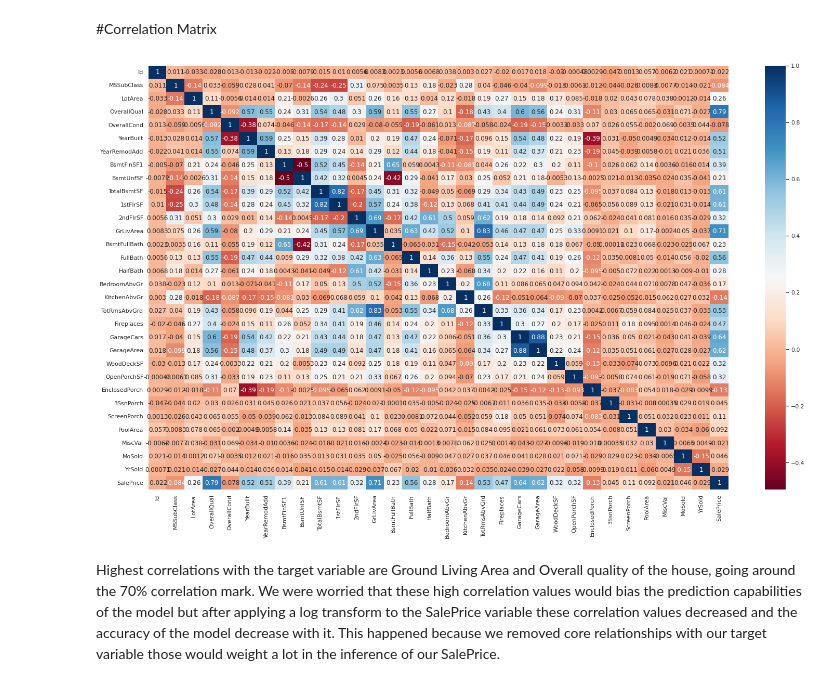
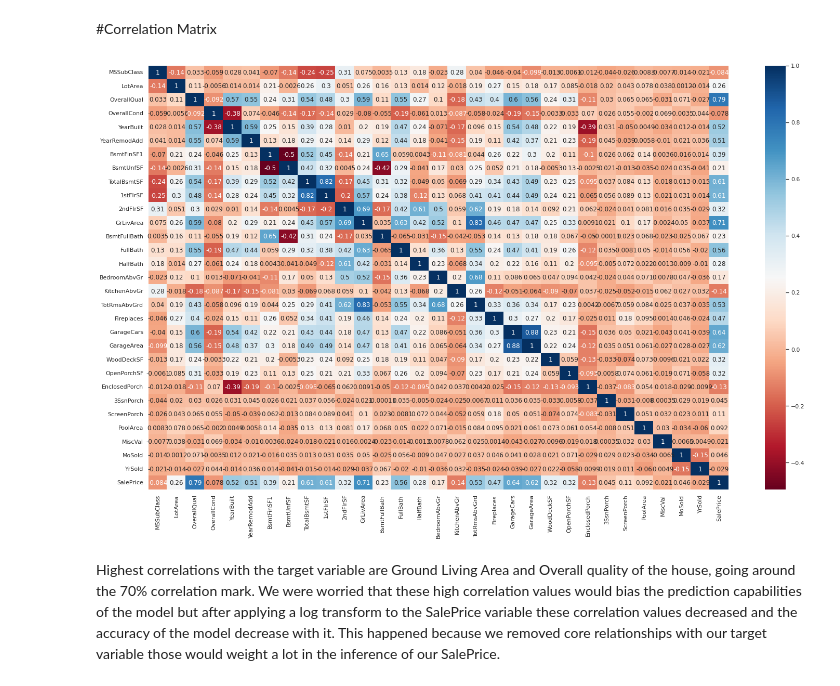
Before and after one commit to VascoBartolo/ML_project, a Jupyter notebook: 1_3_steps_on_CRISP_DM_ML_project.ipynb, the cells around one changed output. Saved outputs shown, nothing was run; the diff lists cells and outputs as text; code cells hidden in the pictures.

```diff
--- a/1_3_steps_on_CRISP_DM_ML_project.ipynb
+++ b/1_3_steps_on_CRISP_DM_ML_project.ipynb
@@ -92,7 +92,7 @@ The dataset was collected on kaggle. Our dataset has 1460 instances and 32 attri
 
 We can find a short resume about dataset in this link: https://docs.google.com/document/d/1XQxu0w4KUVzgF5hsCQLCh3XQwuSNikeu_CcTAtcbFs4/edit
 # %%
-data = pd.read_csv("House-Price-Prediction-clean.csv")
+data = pd.read_csv("/content/drive/MyDrive/Feup/ACEC/Project/House-Price-Prediction-clean.csv")
 # %%
 data
 # %% [output]
@@ -459,11 +480,11 @@ Text(0, 0.5, 'Sum of sales')
 # %% [markdown]
 #Correlation Matrix
 # %%
-cor=data.corr()
+cor=data.loc[:, data.columns != 'Id'].corr()
 sns.set(rc={'figure.figsize':(25,15)})
 sns.heatmap(cor, annot=True,cmap='RdBu');
 # %% [output]
-[figure, old version]
+[figure, new version]
 # %% [markdown]
 Highest correlations with the target variable are Ground Living Area and Overall quality of the house, going around the 70% correlation mark. We were worried that these high correlation values would bias the prediction capabilities of the model but after applying a log transform to the SalePrice variable these correlation values decreased and the accuracy of the model decrease with it. This happened because we removed core relationships with our target variable those would weight a lot in the inference of our SalePrice.
 # %%
```
Also changed, not shown: parts of 8 cells of this notebook.
